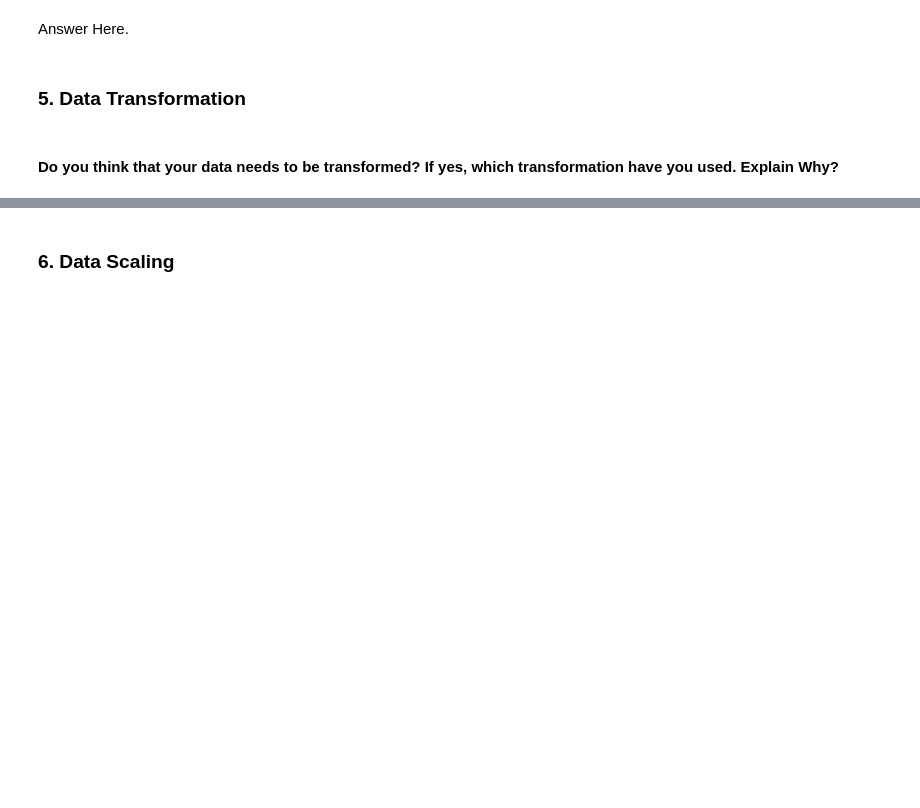
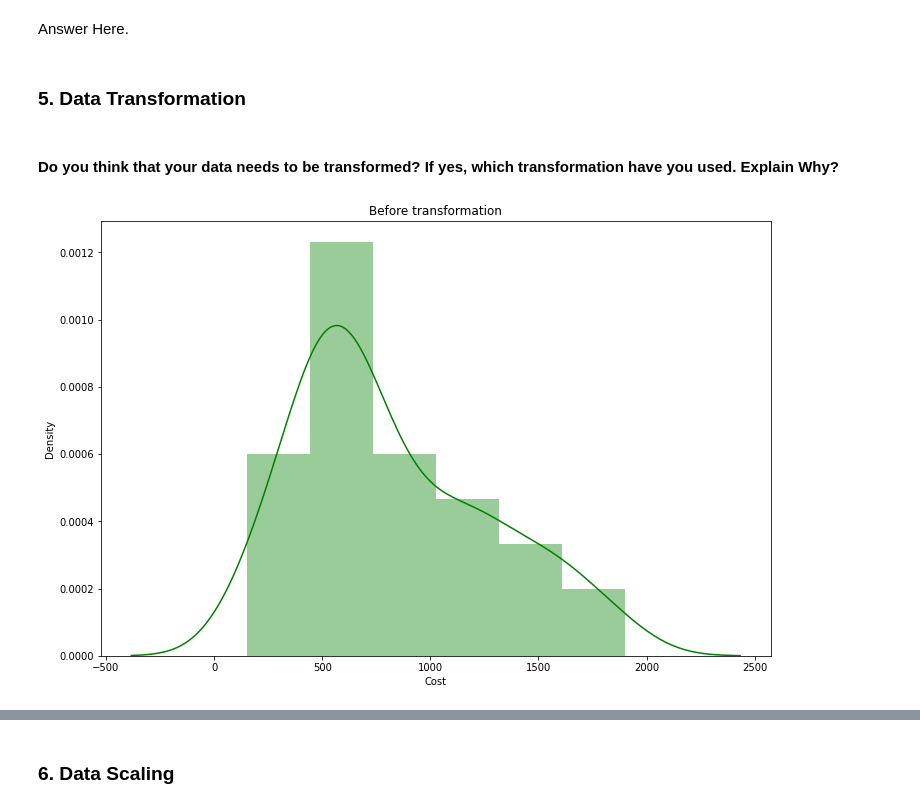
Before and after one commit to Sharath670/Zomato-Clustering-CP4, a Jupyter notebook: Zomato_Clustering.ipynb, the cells around one changed output, grey strips where cells are left out. Saved outputs shown, nothing was run; the diff lists cells and outputs as text; code cells hidden in the pictures; blank space fills up the shorter version.

```diff
--- a/Zomato_Clustering.ipynb
+++ b/Zomato_Clustering.ipynb
@@ -972,0 +1040,15 @@ for i in numerical:
+# %%
+Q1 = np.percentile(df_metadata['Cost'], 25,
+                   interpolation = 'midpoint')
+Q3 = np.percentile(df_metadata['Cost'], 75,
+                   interpolation = 'midpoint')
+IQR = Q3 - Q1
+
+# Upper bound
+upper = np.where(df_metadata['Cost'] >= (Q3+1.5*IQR))
+# Lower bound
+lower = np.where(df_metadata['Cost'] <= (Q1-1.5*IQR))
+
+# Removing the Outliers
+df_metadata.drop(upper[0], inplace = True)
+df_metadata.drop(lower[0], inplace = True)
@@ -979,2 +1070,5 @@ I did not have to use any outlier treatment techniques due to the nature of the
 # %% [markdown]
 ### 3. Categorical Encoding
+# %%
+#Selecting the columns needed for clustering
+df_clust=df_metadata[['Cost','Cuisines']]
@@ -980,0 +1092,9 @@ I did not have to use any outlier treatment techniques due to the nature of the
+# %%
+# split the Cuisine column into multiple columns
+cuisine_df = df_clust["Cuisines"].str.get_dummies(", ")
+
+# drop duplicated columns
+cuisine_df = cuisine_df.loc[:,~cuisine_df.columns.duplicated()]
+
+# concatenate the original DataFrame with the one-hot encoded columns
+df_clust = pd.concat([df_clust, cuisine_df], axis=1)
@@ -1229,2 +1380,6 @@ See the caveats in the documentation: https://pandas.pydata.org/pandas-docs/stab
+# %%
+#dropping cuisines column
+df_c=df_clust.copy()
+df_clust.drop('Cuisines',axis=1,inplace=True)
 # %% [markdown]
 #### 2. Feature Selection
@@ -1249,0 +1413,8 @@ Answer Here.
+# %%
+# Transform Your data
+plt.figure(figsize=(12,8))
+sns.distplot(df_clust['Cost'],color="g")
+plt.title('Before transformation')
+plt.show()
+# %% [output]
+[figure, added]
```
Also changed, not shown: parts of 111 cells of this notebook.
